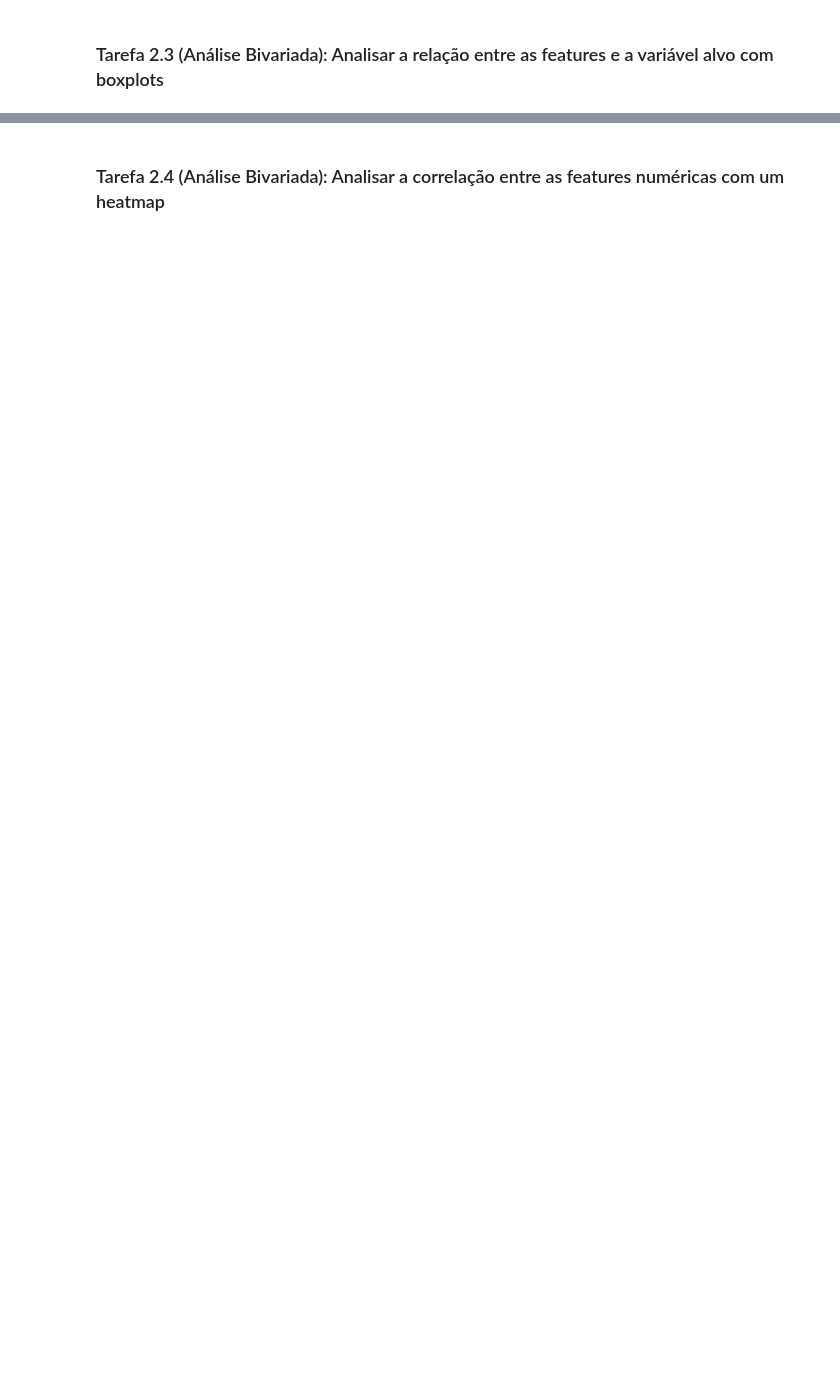
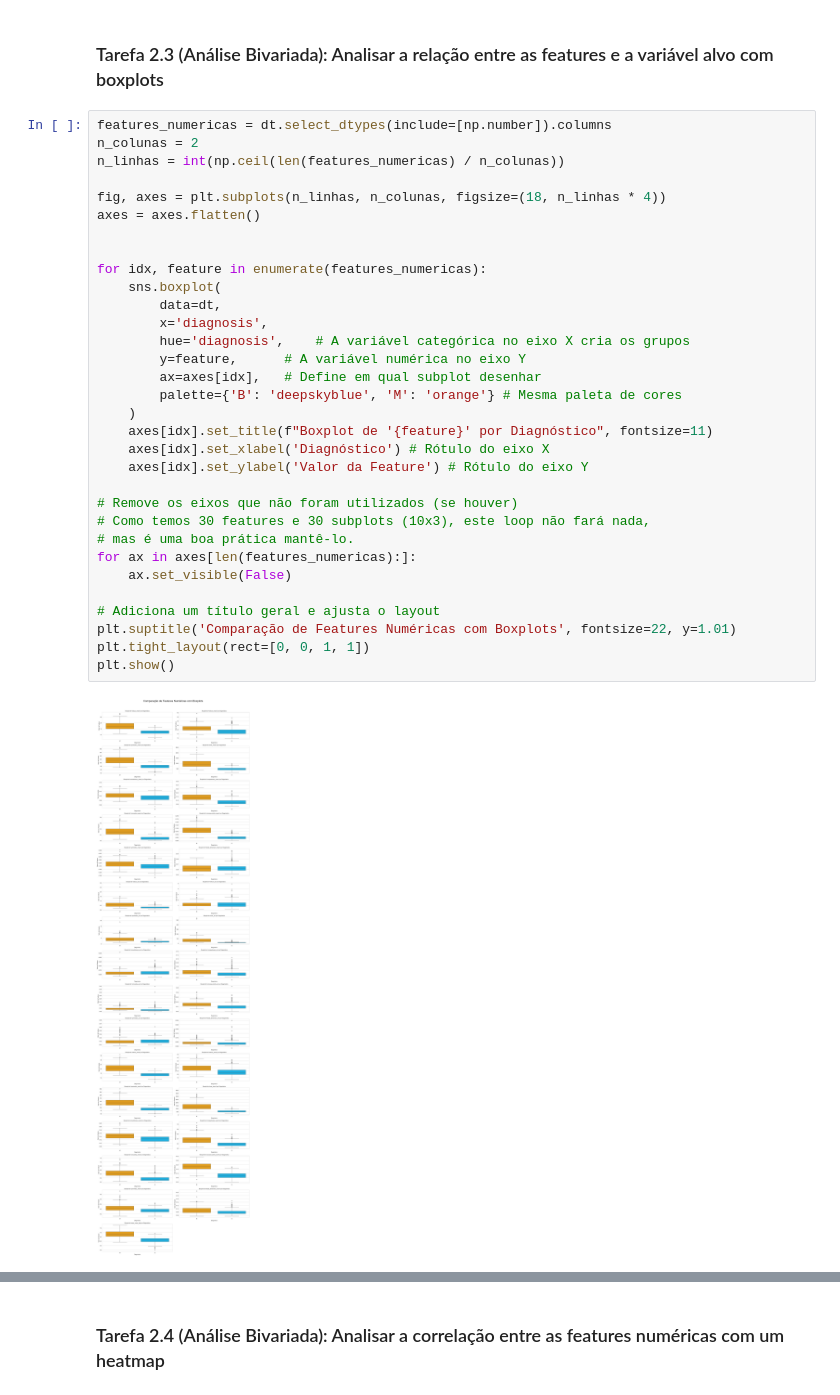
Before and after one commit to junior-vs/IA-para-Devs, a Jupyter notebook: fiap-labs/fase1/projects/tech-challenge/BreastCancerPreditction/tech-challange.ipynb, the cells around one changed output, grey strips where cells are left out. Drawn from its saved outputs; the diff is of its cells as text; blank space fills up the shorter version.

```diff
--- a/fiap-labs/fase1/projects/tech-challenge/BreastCancerPreditction/tech-challange.ipynb
+++ b/fiap-labs/fase1/projects/tech-challenge/BreastCancerPreditction/tech-challange.ipynb
@@ -137,2 +312,36 @@ plt.show()
 # %% [markdown]
 ### Tarefa 2.3 (Análise Bivariada): Analisar a relação entre as features e a variável alvo com boxplots
+# %%
+features_numericas = dt.select_dtypes(include=[np.number]).columns
+n_colunas = 2
+n_linhas = int(np.ceil(len(features_numericas) / n_colunas))
+
+fig, axes = plt.subplots(n_linhas, n_colunas, figsize=(18, n_linhas * 4))
+axes = axes.flatten()
+
+
+for idx, feature in enumerate(features_numericas):
+    sns.boxplot(
+        data=dt,
+        x='diagnosis',
+        hue='diagnosis',    # A variável categórica no eixo X cria os grupos
+        y=feature,      # A variável numérica no eixo Y
+        ax=axes[idx],   # Define em qual subplot desenhar
+        palette={'B': 'deepskyblue', 'M': 'orange'} # Mesma paleta de cores
+    )
+    axes[idx].set_title(f"Boxplot de '{feature}' por Diagnóstico", fontsize=11)
+    axes[idx].set_xlabel('Diagnóstico') # Rótulo do eixo X
+    axes[idx].set_ylabel('Valor da Feature') # Rótulo do eixo Y
+
+# Remove os eixos que não foram utilizados (se houver)
+# Como temos 30 features e 30 subplots (10x3), este loop não fará nada,
+# mas é uma boa prática mantê-lo.
+for ax in axes[len(features_numericas):]:
+    ax.set_visible(False)
+
+# Adiciona um título geral e ajusta o layout
+plt.suptitle('Comparação de Features Numéricas com Boxplots', fontsize=22, y=1.01)
+plt.tight_layout(rect=[0, 0, 1, 1])
+plt.show()
+# %% [output]
+[figure, added]
```
Also changed, not shown: parts of 29 cells of this notebook, 1 other file.
